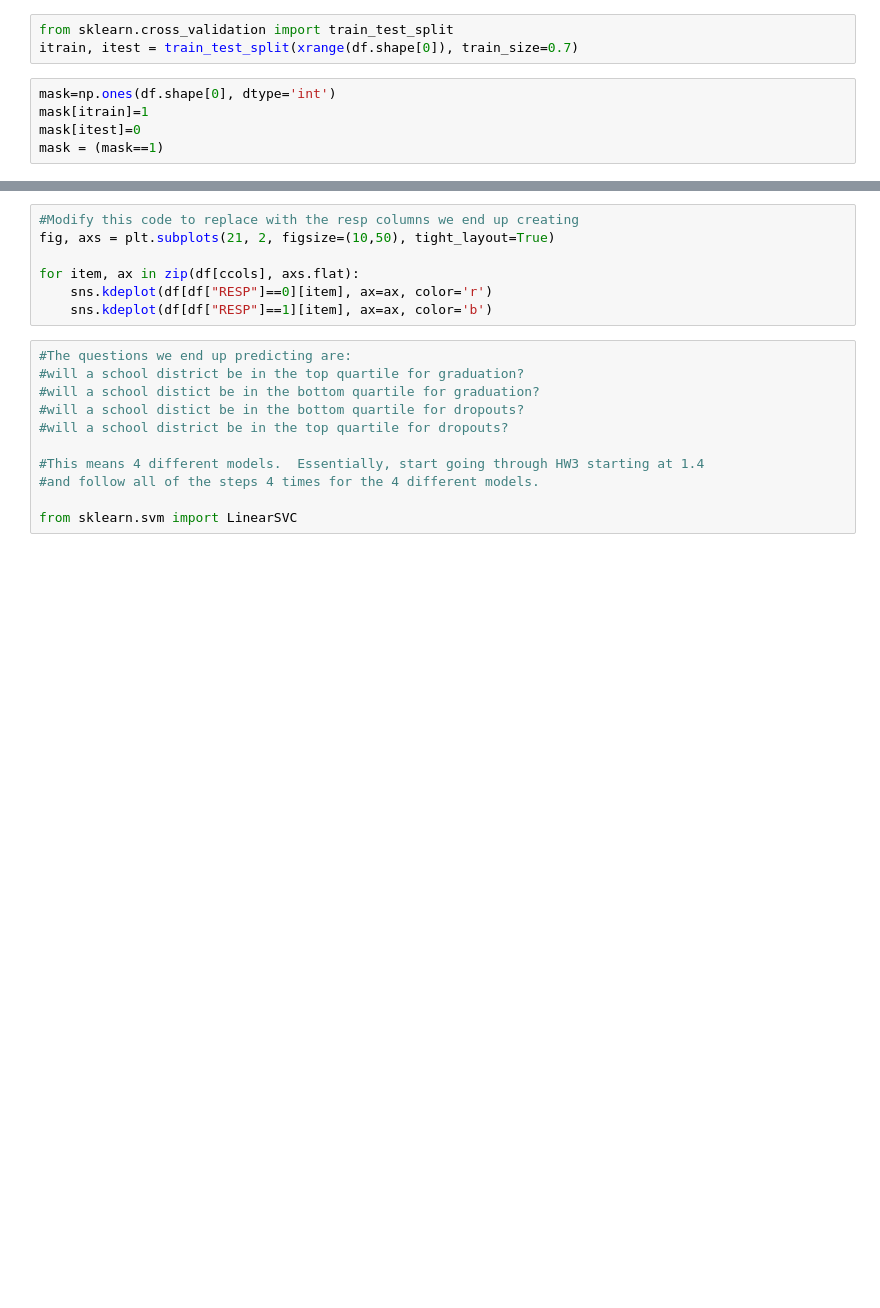
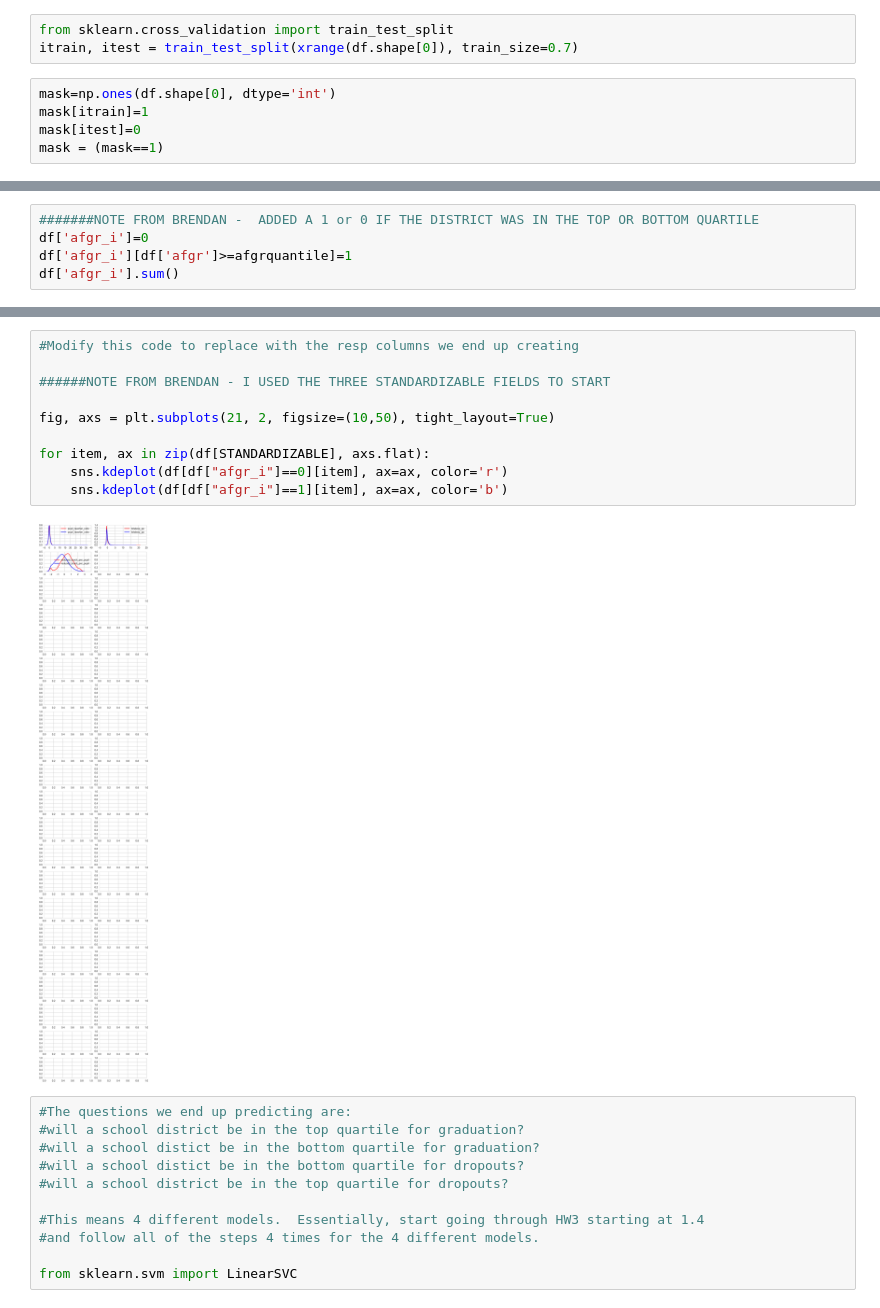
Before and after one commit to ashwindeo/dataschoolers, a Jupyter notebook: Classifier.ipynb, the cells around one changed output, grey strips where cells are left out. Saved outputs shown, nothing was run; the diff lists cells and outputs as text; blank space fills up the shorter version.

```diff
--- a/Classifier.ipynb
+++ b/Classifier.ipynb
@@ -234,0 +253,5 @@ df.describe()
+# %%
+#######NOTE FROM BRENDAN -  ADDED A 1 or 0 IF THE DISTRICT WAS IN THE TOP OR BOTTOM QUARTILE
+df['afgr_i']=0
+df['afgr_i'][df['afgr']>=afgrquantile]=1
+df['afgr_i'].sum()
@@ -235,10 +264,15 @@ df.describe()
 # %%
 #Modify this code to replace with the resp columns we end up creating
+
+######NOTE FROM BRENDAN - I USED THE THREE STANDARDIZABLE FIELDS TO START
+
 fig, axs = plt.subplots(21, 2, figsize=(10,50), tight_layout=True)
 
-for item, ax in zip(df[ccols], axs.flat):
-    sns.kdeplot(df[df["RESP"]==0][item], ax=ax, color='r')
-    sns.kdeplot(df[df["RESP"]==1][item], ax=ax, color='b')
+for item, ax in zip(df[STANDARDIZABLE], axs.flat):
+    sns.kdeplot(df[df["afgr_i"]==0][item], ax=ax, color='r')
+    sns.kdeplot(df[df["afgr_i"]==1][item], ax=ax, color='b')
+# %% [output]
+[figure, added]
 # %%
 #The questions we end up predicting are:
 #will a school district be in the top quartile for graduation?
```
Also changed, not shown: parts of 16 cells of this notebook.
